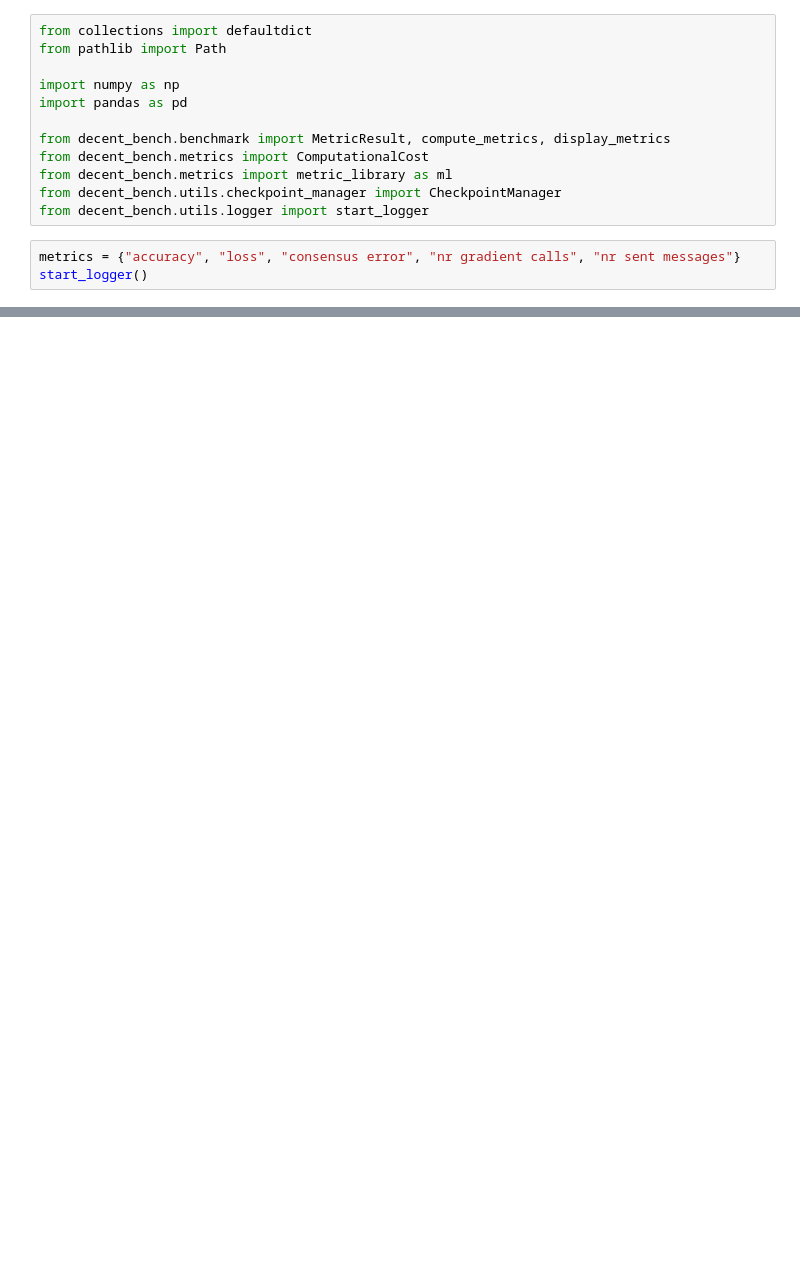
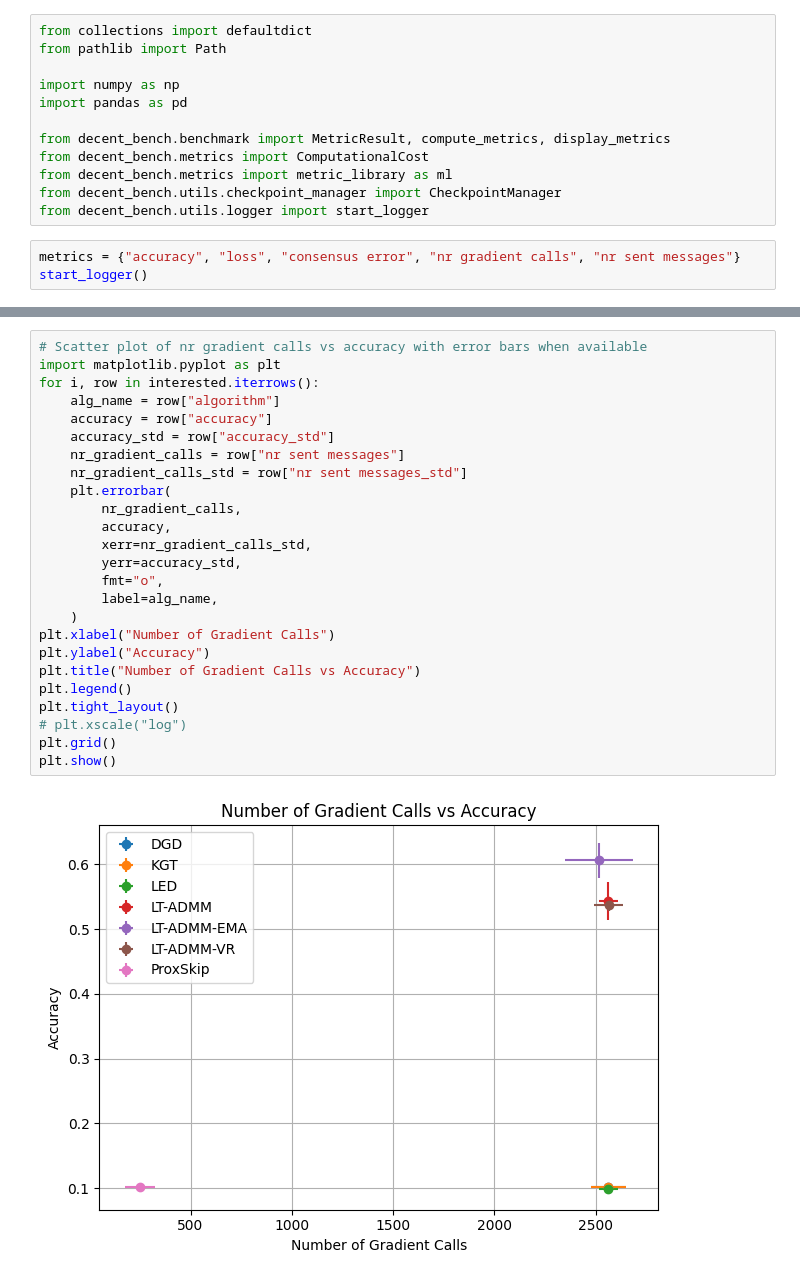
Before and after one commit to team-decent/decent-bench, a Jupyter notebook: examples/nim/compare_mnist_results.ipynb, the cells around one changed output, grey strips where cells are left out. Drawn from its saved outputs; the diff is of its cells as text; blank space fills up the shorter version.

```diff
--- a/examples/nim/compare_mnist_results.ipynb
+++ b/examples/nim/compare_mnist_results.ipynb
@@ -171,2 +186,29 @@ KeyError: "['nr dropped messaged formatted'] not in index"
+# %%
+# Scatter plot of nr gradient calls vs accuracy with error bars when available
+import matplotlib.pyplot as plt
+for i, row in interested.iterrows():
+    alg_name = row["algorithm"]
+    accuracy = row["accuracy"]
+    accuracy_std = row["accuracy_std"]
+    nr_gradient_calls = row["nr sent messages"]
+    nr_gradient_calls_std = row["nr sent messages_std"]
+    plt.errorbar(
+        nr_gradient_calls,
+        accuracy,
+        xerr=nr_gradient_calls_std,
+        yerr=accuracy_std,
+        fmt="o",
+        label=alg_name,
+    )
+plt.xlabel("Number of Gradient Calls")
+plt.ylabel("Accuracy")
+plt.title("Number of Gradient Calls vs Accuracy")
+plt.legend()
+plt.tight_layout()
+# plt.xscale("log")
+plt.grid()
+plt.show()
+# %% [output]
+[figure, added]
 # %%
 # Update metrics object to be the same and filter out algorithms
```
Also changed, not shown: parts of 6 cells of this notebook, 3 other files.
